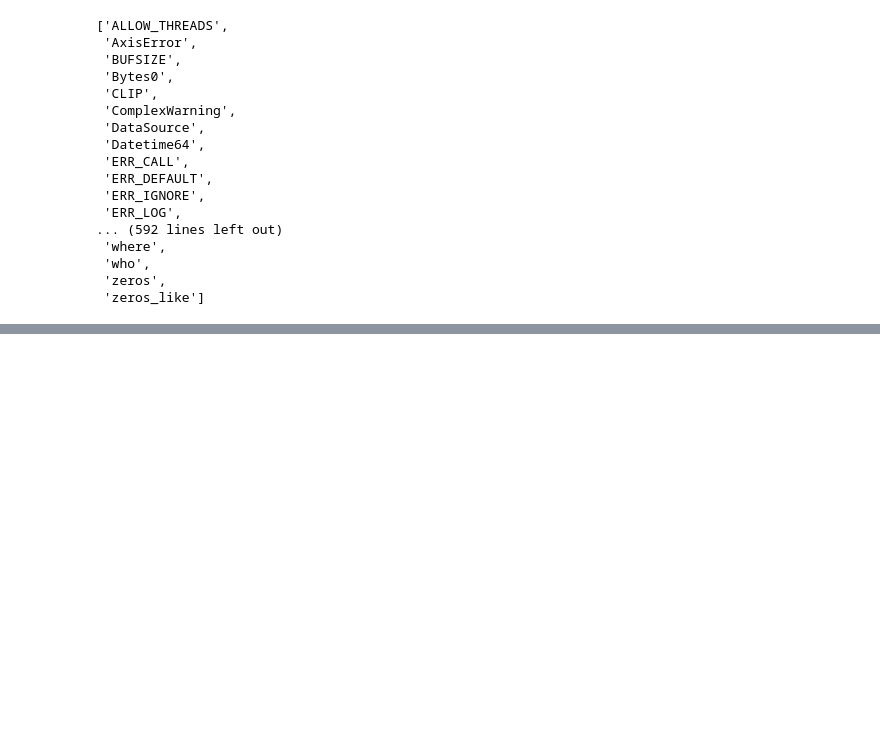
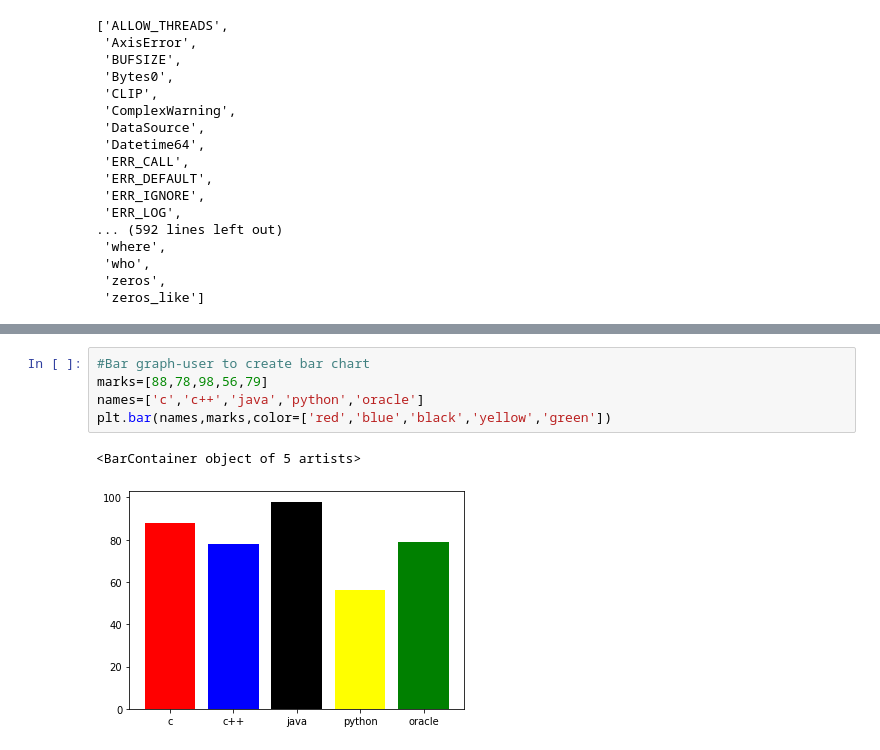
Before and after one commit to HareeshMynapalli/Python-progamming, a Jupyter notebook: 07-02-2022.ipynb, the cells around one changed output, grey strips where cells are left out. Cells and saved outputs as stored; diff of their text form; blank space fills up the shorter version.

```diff
--- a/07-02-2022.ipynb
+++ b/07-02-2022.ipynb
@@ -649,0 +817,8 @@ dir(numpy)
+# %%
+#Bar graph-user to create bar chart
+marks=[88,78,98,56,79]
+names=['c','c++','java','python','oracle']
+plt.bar(names,marks,color=['red','blue','black','yellow','green'])
+# %% [output]
+<BarContainer object of 5 artists>
+[figure, added]
```
Also changed, not shown: parts of 27 cells of this notebook.
